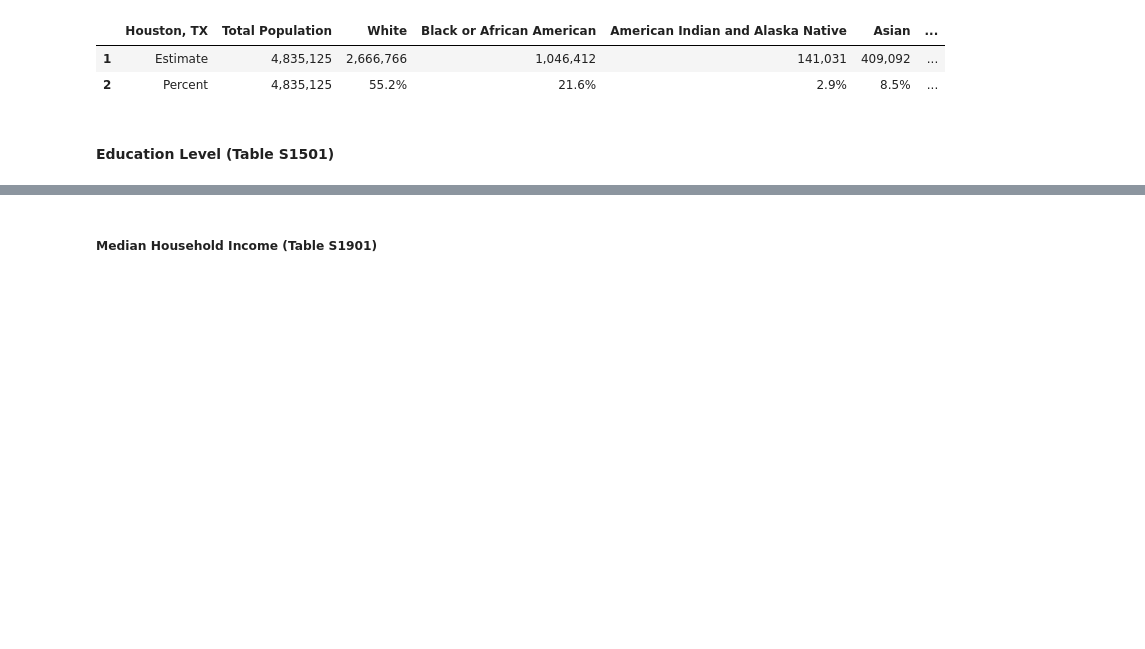
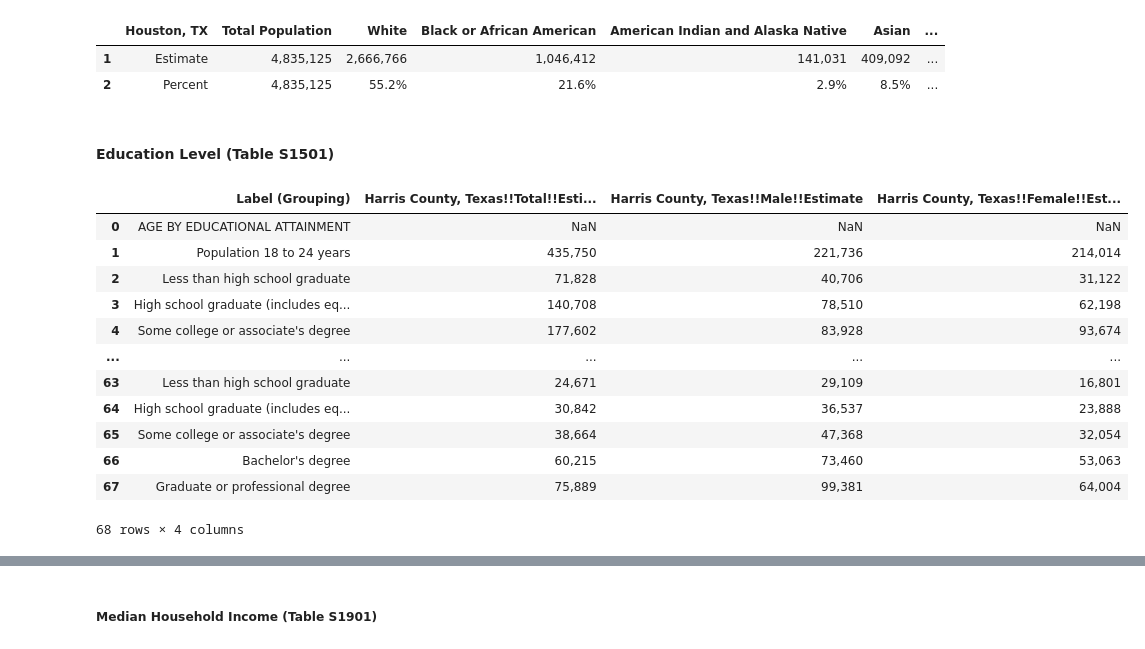
Before and after one commit to maddieemihle/major-city-visualization, a Jupyter notebook: data_files/houston_data/Houston_cleaned.ipynb, the cells around one changed output, grey strips where cells are left out. Saved outputs shown, nothing was run; the diff lists cells and outputs as text; code cells hidden in the pictures; blank space fills up the shorter version.

Commit message:
"pushing updated Houston dataset and csv files."

```diff
--- a/data_files/houston_data/Houston_cleaned.ipynb
+++ b/data_files/houston_data/Houston_cleaned.ipynb
@@ -139,8 +139,22 @@ houston_age_df.to_csv('../houston_data/cleaned_hou_race.csv', index=False)
 #### Education Level (Table S1501)
 # %%
 # Import csv file for Texas edu level
-houston_edu_data = '../houston_data/tx_edu_level.csv'
+houston_edu_data = '../houston_data/houston_raw_csv/houston_edu.csv'
 
 # Read the CSV file into a DataFrame
 houston_edu_df = pd.read_csv(houston_edu_data)
-houston_edu_df.head()
+houston_edu_df
+# %% [output]
+|  | Label (Grouping) | Harris County, Texas!!Total!!Esti... | Harris County, Texas!!Male!!Estimate | Harris County, Texas!!Female!!Est... |
+| 0 | AGE BY EDUCATIONAL ATTAINMENT | NaN | NaN | NaN |
+| 1 | Population 18 to 24 years | 435,750 | 221,736 | 214,014 |
+| 2 | Less than high school graduate | 71,828 | 40,706 | 31,122 |
+| 3 | High school graduate (includes eq... | 140,708 | 78,510 | 62,198 |
+| 4 | Some college or associate's degree | 177,602 | 83,928 | 93,674 |
+| ... | ... | ... | ... | ... |
+| 63 | Less than high school graduate | 24,671 | 29,109 | 16,801 |
+| 64 | High school graduate (includes eq... | 30,842 | 36,537 | 23,888 |
+| 65 | Some college or associate's degree | 38,664 | 47,368 | 32,054 |
+| 66 | Bachelor's degree | 60,215 | 73,460 | 53,063 |
+| 67 | Graduate or professional degree | 75,889 | 99,381 | 64,004 |
+68 rows × 4 columns
```
Also changed, not shown: parts of 48 cells of this notebook, 23 other files.
